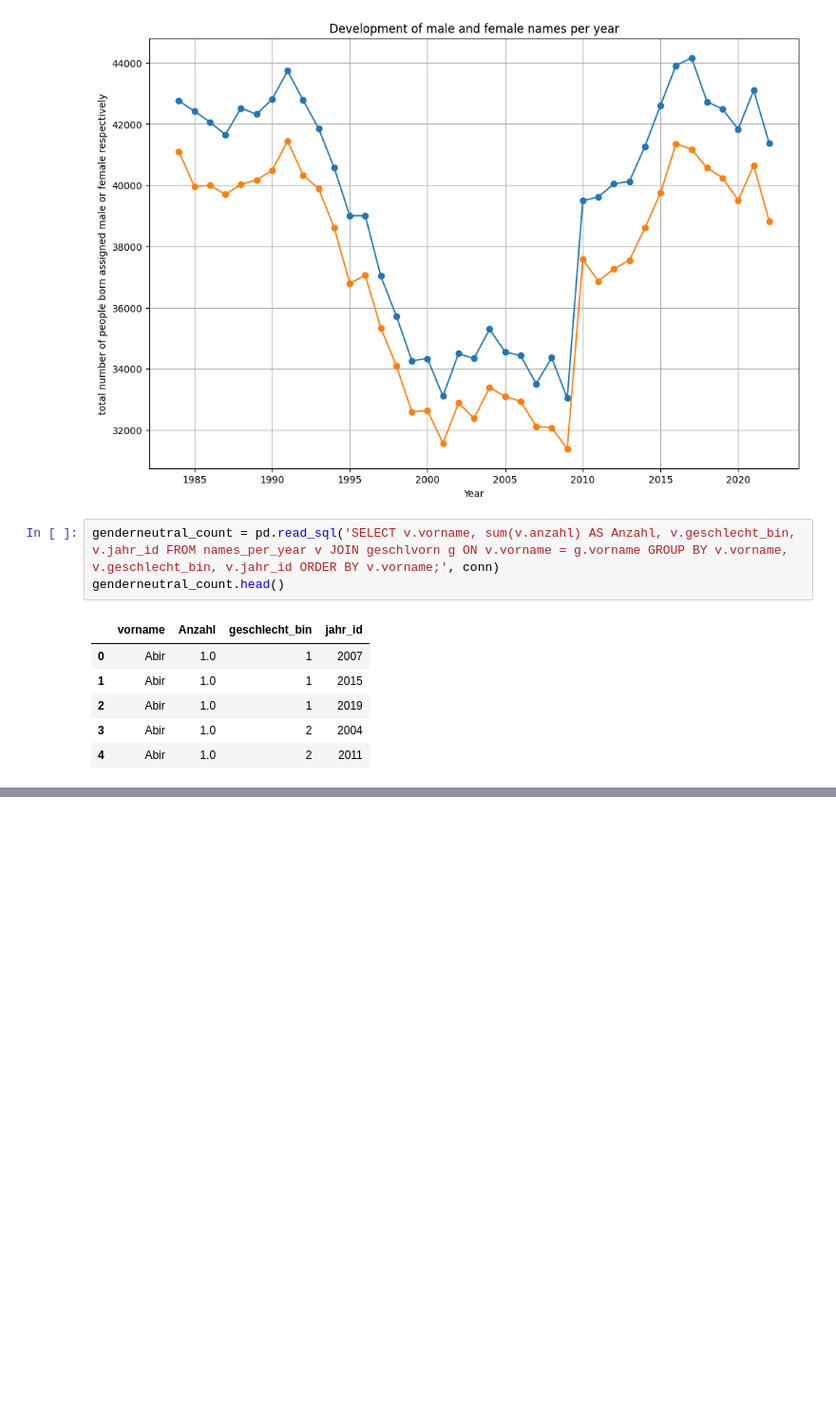
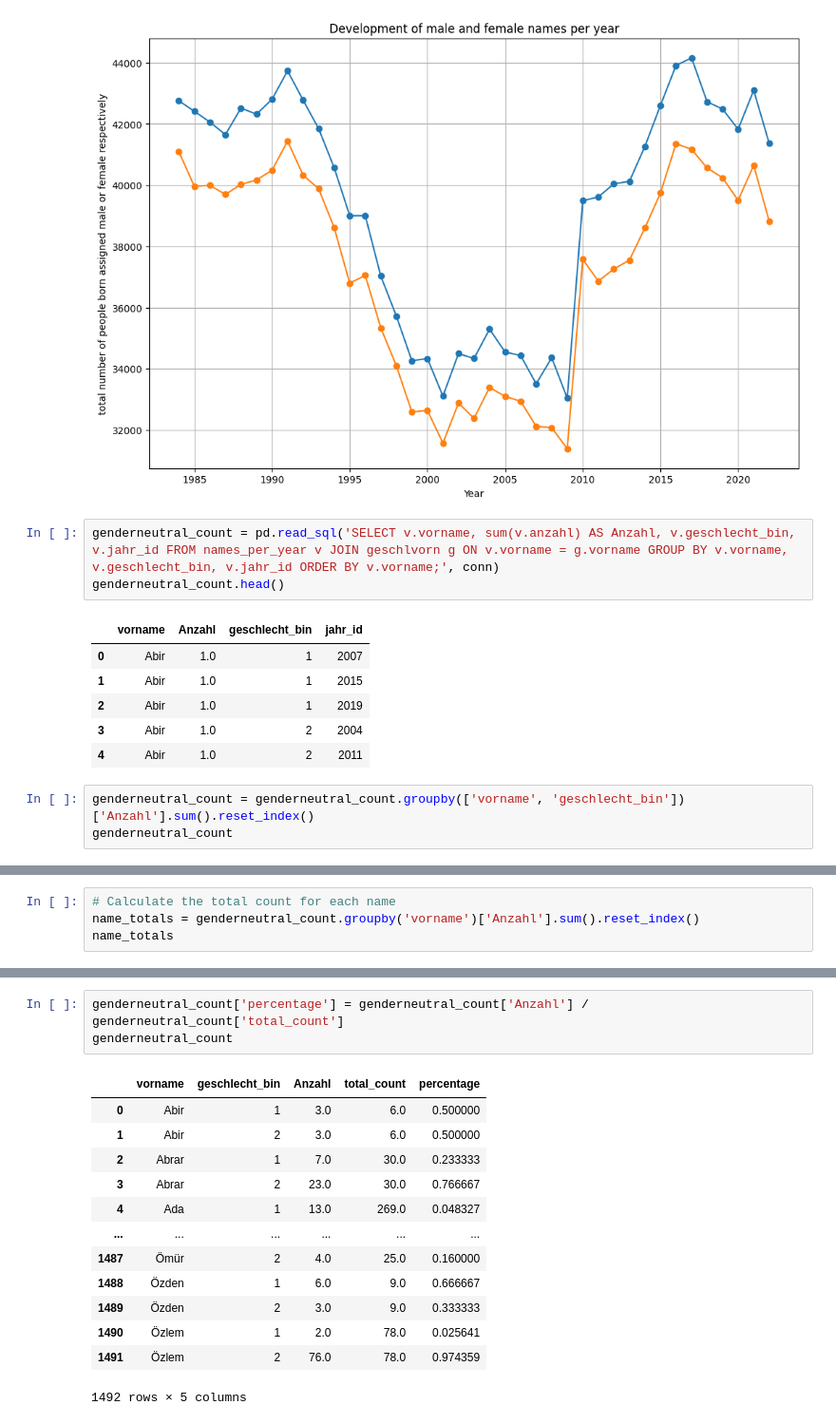
Before and after one commit to claudiamattes98/babynames_database, a Jupyter notebook: babynames_analyse_claudia.ipynb, the cells around one changed output, grey strips where cells are left out. Shown: that part at 95% size. Saved outputs shown, nothing was run; the diff lists cells and outputs as text; blank space fills up the shorter version.

```diff
--- a/babynames_analyse_claudia.ipynb
+++ b/babynames_analyse_claudia.ipynb
@@ -223,3 +225,6 @@ genderneutral_count.head()
 | 2 | Abir | 1.0 | 1 | 2019 |
 | 3 | Abir | 1.0 | 2 | 2004 |
 | 4 | Abir | 1.0 | 2 | 2011 |
+# %%
+genderneutral_count = genderneutral_count.groupby(['vorname', 'geschlecht_bin'])['Anzahl'].sum().reset_index()
+genderneutral_count
@@ -225,0 +245,4 @@ genderneutral_count.head()
+# %%
+# Calculate the total count for each name
+name_totals = genderneutral_count.groupby('vorname')['Anzahl'].sum().reset_index()
+name_totals
@@ -225,0 +287,17 @@ genderneutral_count.head()
+# %%
+genderneutral_count['percentage'] = genderneutral_count['Anzahl'] / genderneutral_count['total_count']
+genderneutral_count
+# %% [output]
+|  | vorname | geschlecht_bin | Anzahl | total_count | percentage |
+| 0 | Abir | 1 | 3.0 | 6.0 | 0.500000 |
+| 1 | Abir | 2 | 3.0 | 6.0 | 0.500000 |
+| 2 | Abrar | 1 | 7.0 | 30.0 | 0.233333 |
+| 3 | Abrar | 2 | 23.0 | 30.0 | 0.766667 |
+| 4 | Ada | 1 | 13.0 | 269.0 | 0.048327 |
+| ... | ... | ... | ... | ... | ... |
+| 1487 | Ömür | 2 | 4.0 | 25.0 | 0.160000 |
+| 1488 | Özden | 1 | 6.0 | 9.0 | 0.666667 |
+| 1489 | Özden | 2 | 3.0 | 9.0 | 0.333333 |
+| 1490 | Özlem | 1 | 2.0 | 78.0 | 0.025641 |
+| 1491 | Özlem | 2 | 76.0 | 78.0 | 0.974359 |
+1492 rows × 5 columns
```
Also changed, not shown: parts of 8 cells of this notebook.
